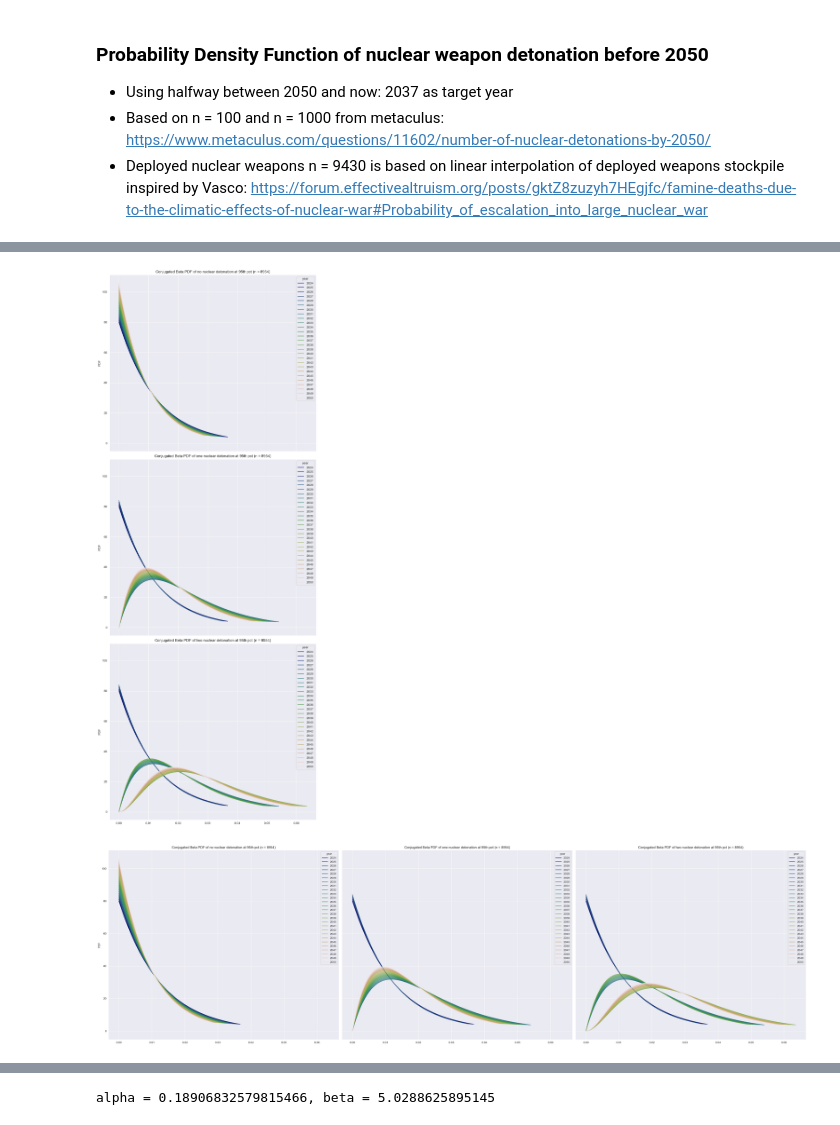
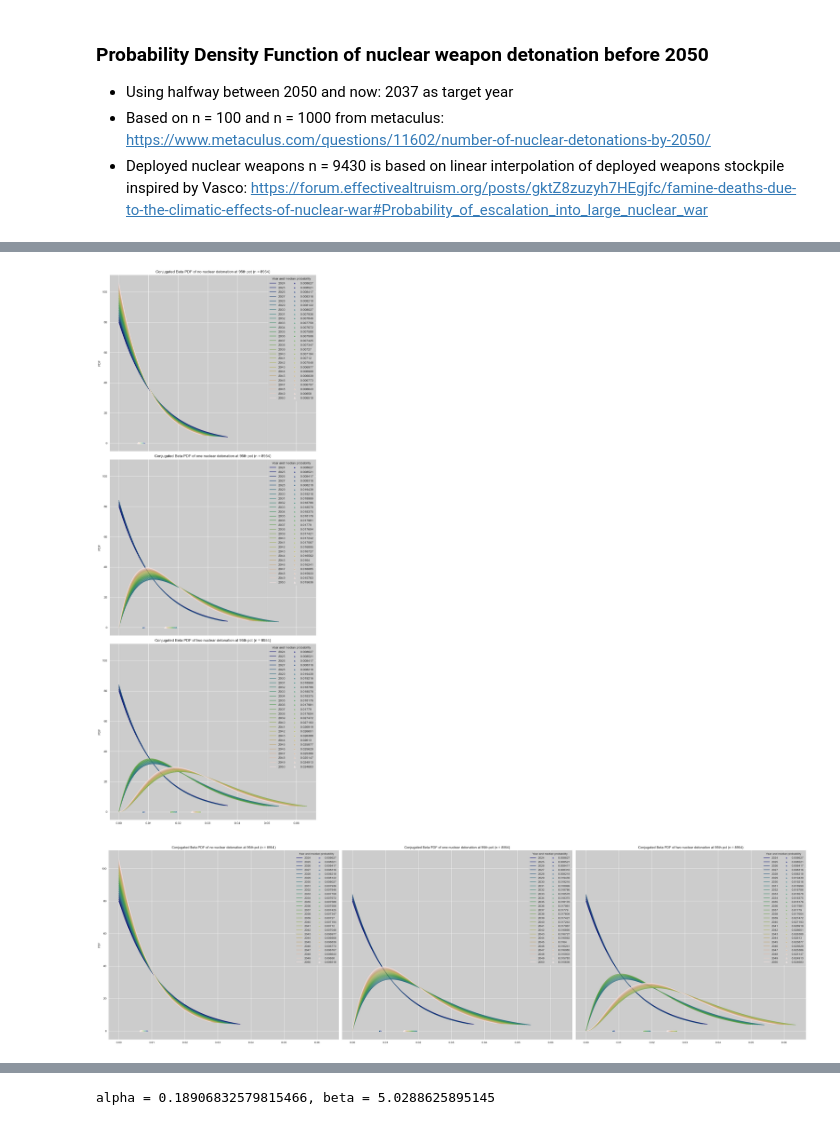
Before and after one commit to chrischank/asrs-trade, a Jupyter notebook: notebooks/P_LargeNuclearWar.ipynb, the cells around one changed output, grey strips where cells are left out. Saved outputs shown, nothing was run; the diff lists cells and outputs as text; code cells hidden in the pictures.

```diff
--- a/notebooks/P_LargeNuclearWar.ipynb
+++ b/notebooks/P_LargeNuclearWar.ipynb
@@ -160,10 +167,18 @@ two_df = detonation_table(two_betaPDF, two_PDFlinspace)
 # %%
-sns.set_style("darkgrid")
+sns.set_style("darkgrid", {"axes.facecolor": ".8"})
 
 fig, ax = plt.subplots(figsize = (10, 7))
 sns.lineplot(data=two_df, x="linspace", y="PDF", hue="year", palette="gist_earth").set(
     title="Conjugated Beta PDF of two nuclear detonation at 95th pct (n = 8954)", xlabel = None)
 
+two_betaRound = [np.round(num, 6) for num in two_beta]
+order = pd.Series(two_betaRound).astype("str")
+
+sns.scatterplot(x=two_beta, y=0, hue=order, palette="gist_earth",
+                legend="full", marker="^")
+
+ax.legend(title = "Year and median probability", ncol = 2, fontsize = "small")
+
 fig.tight_layout()
 plt.savefig("../docs/Conj_Beta2D.png")
 plt.show()
@@ -178,22 +193,60 @@ sns.lineplot(data=one_df, x="linspace", y="PDF", hue="year", palette="gist_earth
 sns.lineplot(data=two_df, x="linspace", y="PDF", hue="year", palette="gist_earth", ax=ax[2]).set(
     title="Conjugated Beta PDF of two nuclear detonation at 95th pct (n = 8954)", xlabel = None)
 
+p_betaRound = [np.round(num, 6) for num in peace_beta]
+one_betaRound = [np.round(num, 6) for num in one_beta]
+two_betaRound = [np.round(num, 6) for num in two_beta]
+
+p_order = pd.Series(p_betaRound).astype("str")
+one_order = pd.Series(one_betaRound).astype("str")
+two_order = pd.Series(two_betaRound).astype("str")
+
+sns.scatterplot(x=peace_beta, y=0, hue=p_order, palette="gist_earth", ax=ax[0],
+                legend="full", marker="^")
+sns.scatterplot(x=one_beta, y=0, hue=one_order, palette="gist_earth", ax=ax[1],
+                legend="full", marker="^")
+sns.scatterplot(x=two_beta, y=0, hue=two_order, palette="gist_earth", ax=ax[2],
+                legend="full", marker="^")
+
+ax[0].legend(title = "Year and median probability", ncol = 2)
+ax[1].legend(title = "Year and median probability", ncol = 2)
+ax[2].legend(title = "Year and median probability", ncol = 2)
+
 fig.tight_layout()
 plt.savefig("../docs/Conj_BetaV.png")
 plt.show()
 # %% [output]
-[figure, old version]
+[figure, new version]
 # %%
 fig, ax = plt.subplots(1,3, figsize = (35, 10), sharey = True, sharex = True)
 sns.lineplot(data=peace_df, x="linspace", y="PDF", hue="year", palette="gist_earth", ax=ax[0]).set(
     title="Conjugated Beta PDF of no nuclear detonation at 95th pct (n = 8954)", xlabel = None)
 sns.lineplot(data=one_df, x="linspace", y="PDF", hue="year", palette="gist_earth", ax=ax[1]).set(
     title="Conjugated Beta PDF of one nuclear detonation at 95th pct (n = 8954)", xlabel = None)
 sns.lineplot(data=two_df, x="linspace", y="PDF", hue="year", palette="gist_earth", ax=ax[2]).set(
     title="Conjugated Beta PDF of two nuclear detonation at 95th pct (n = 8954)", xlabel = None)
 
+p_betaRound = [np.round(num, 6) for num in peace_beta]
+one_betaRound = [np.round(num, 6) for num in one_beta]
+two_betaRound = [np.round(num, 6) for num in two_beta]
+
+p_order = pd.Series(p_betaRound).astype("str")
+one_order = pd.Series(one_betaRound).astype("str")
+two_order = pd.Series(two_betaRound).astype("str")
+
+sns.scatterplot(x=peace_beta, y=0, hue=p_order, palette="gist_earth", ax=ax[0],
+                legend="full", marker="^")
+sns.scatterplot(x=one_beta, y=0, hue=one_order, palette="gist_earth", ax=ax[1],
+                legend="full", marker="^")
+sns.scatterplot(x=two_beta, y=0, hue=two_order, palette="gist_earth", ax=ax[2],
+                legend="full", marker="^")
+
+ax[0].legend(title = "Year and median probability", ncol = 2)
+ax[1].legend(title = "Year and median probability", ncol = 2)
+ax[2].legend(title = "Year and median probability", ncol = 2)
+
 fig.tight_layout()
 plt.savefig("../docs/Conj_BetaH.png")
 plt.show()
 # %% [output]
-[figure, old version]
+[figure, new version]
```
Also changed, not shown: parts of 5 cells of this notebook, 5 other files.
